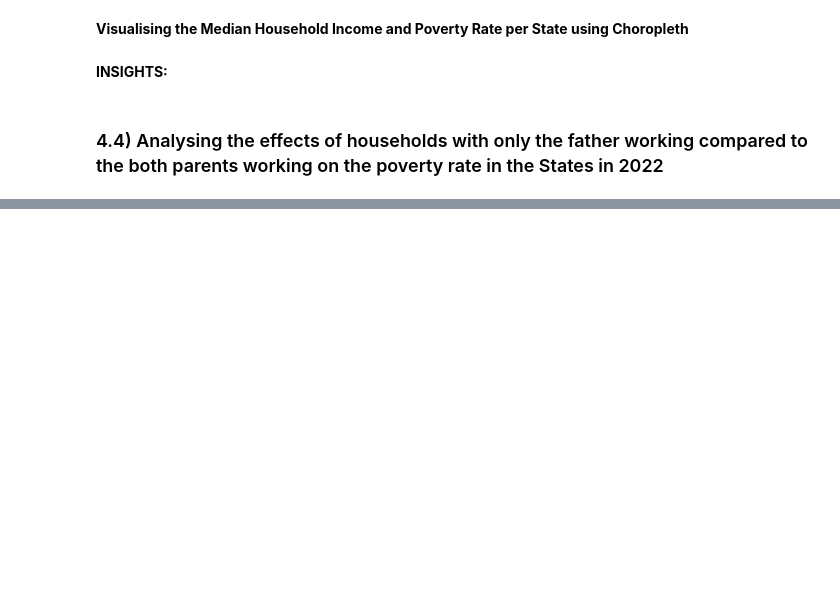
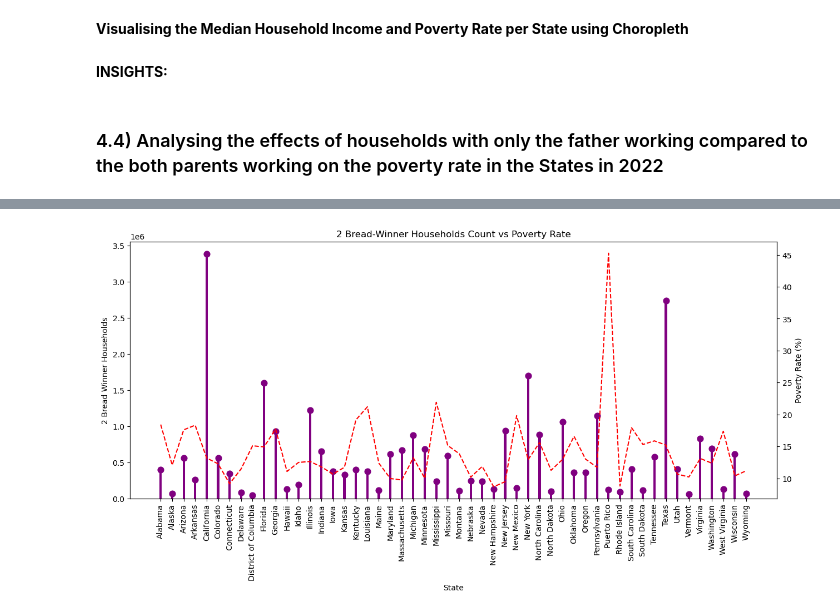
Before and after one commit to kaymighty86/us-poverty-rate-analysis, a Jupyter notebook: us_poverty_rate_analysis_notebook.ipynb, the cells around one changed output, grey strips where cells are left out. Saved outputs shown, nothing was run; the diff lists cells and outputs as text; code cells hidden in the pictures; blank space fills up the shorter version.

```diff
--- a/us_poverty_rate_analysis_notebook.ipynb
+++ b/us_poverty_rate_analysis_notebook.ipynb
@@ -739,0 +756,14 @@ fig.show()
+# %%
+fig, ax1 = plt.subplots(figsize=(15,6))
+ax1.bar(x = states_data["State Name"], height= states_data["2_bread_winner_hh"], width=0.2, color="purple")
+ax1.scatter(x = states_data["State Name"], y = states_data["2_bread_winner_hh"], s=60, c="purple")
+plt.xticks(rotation = 90)
+ax1.set_xlabel("State")
+ax1.set_ylabel("2 Bread Winner Households")
+ax2 = ax1.twinx()
+ax2.plot(states_data["Poverty Rate (%)"], color="red", linestyle = "dashed")
+ax2.set_ylabel("Poverty Rate (%)")
+plt.title("2 Bread-Winner Households Count vs Poverty Rate")
+plt.show()
+# %% [output]
+[figure, added]
```
Also changed, not shown: parts of 5 cells of this notebook.
